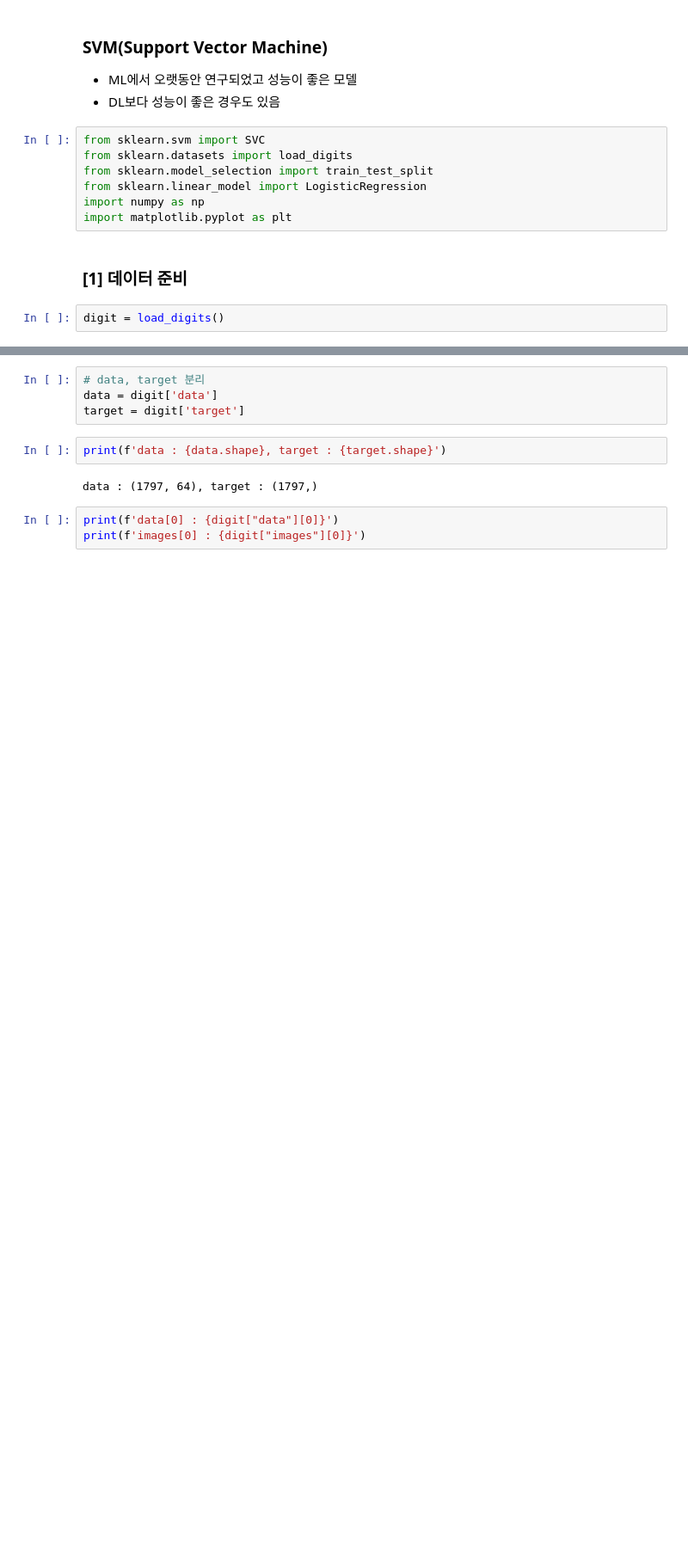
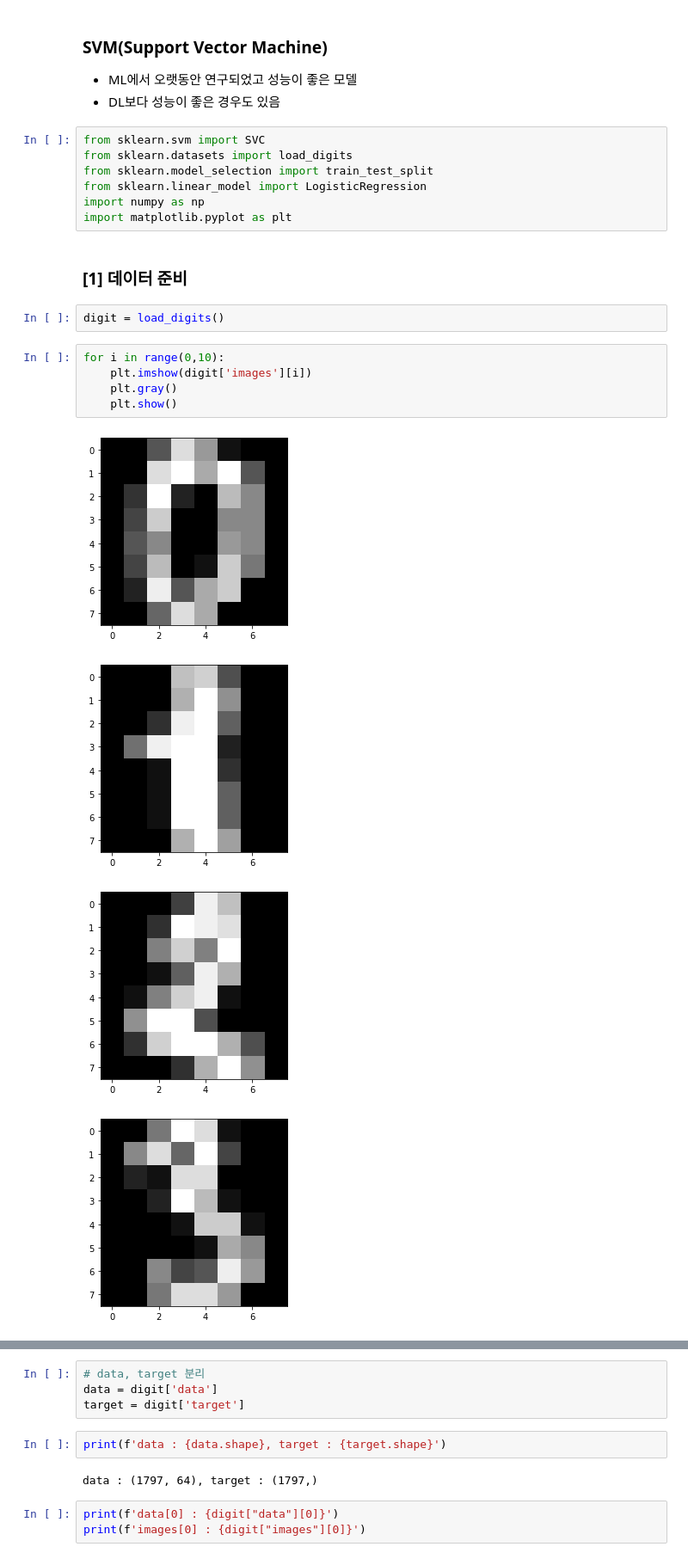
Before and after one commit to j2com/EXAM_py, a Jupyter notebook: machine learning/DAY0902/4일차_실습과제_신상언.ipynb, the cells around one changed output, grey strips where cells are left out. Shown: that part at 86% size. Drawn from its saved outputs; the diff is of its cells as text; blank space fills up the shorter version.

```diff
--- a/machine learning/DAY0902/4일차_실습과제_신상언.ipynb
+++ b/machine learning/DAY0902/4일차_실습과제_신상언.ipynb
@@ -14,3 +14,13 @@ import matplotlib.pyplot as plt
 ### [1] 데이터 준비
 # %%
 digit = load_digits()
+# %%
+for i in range(0,10):
+    plt.imshow(digit['images'][i])
+    plt.gray()
+    plt.show()
+# %% [output]
+[figure, added]
+[figure, added]
+[figure, added]
+[figure, added]
```
Also changed, not shown: parts of 11 cells of this notebook, 24 other files.
